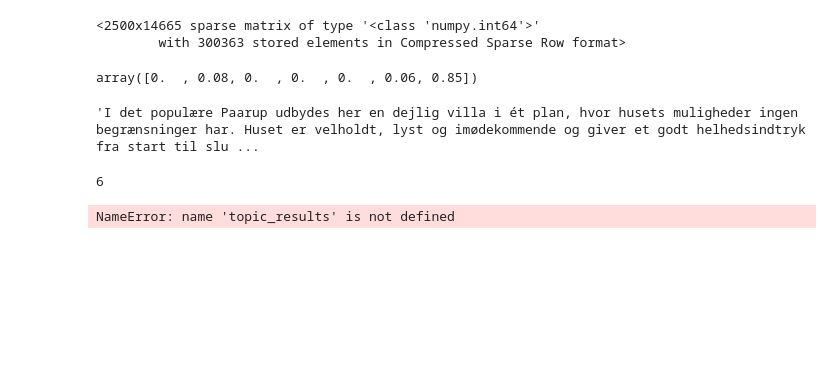
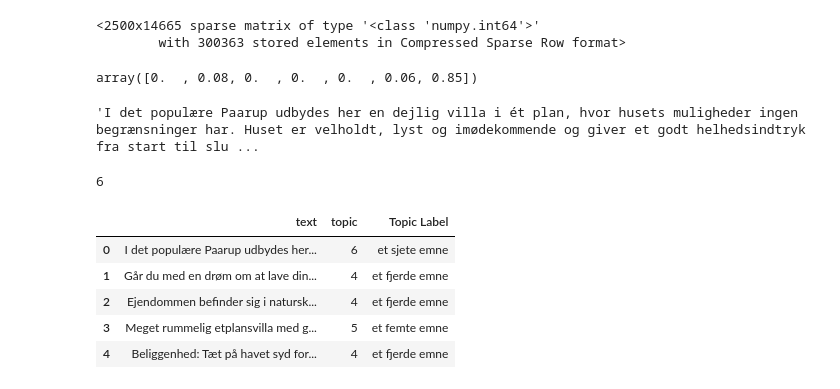
Before and after one commit to HenrikAgger/Hovedopgave, a Jupyter notebook: dataset13_newest.ipynb, the cells around one changed output. Cells and saved outputs as stored; diff of their text form; code cells hidden in the pictures; blank space fills up the shorter version.

```diff
--- a/dataset13_newest.ipynb
+++ b/dataset13_newest.ipynb
@@ -425,7 +425,12 @@ topic_results[0].argmax()
 6
 # %%
 npr['topic'] = topic_results.argmax(axis=1)
-npr
+npr.head()
 # %% [output]
-NameError: name 'topic_results' is not defined
+|  | text | topic | Topic Label |
+| 0 | I det populære Paarup udbydes her... | 6 | et sjete emne |
+| 1 | Går du med en drøm om at lave din... | 4 | et fjerde emne |
+| 2 | Ejendommen befinder sig i natursk... | 4 | et fjerde emne |
+| 3 | Meget rummelig etplansvilla med g... | 5 | et femte emne |
+| 4 | Beliggenhed: Tæt på havet syd for... | 4 | et fjerde emne |
 # %%
```
Also changed, not shown: parts of 4 cells of this notebook, 3 other files.
